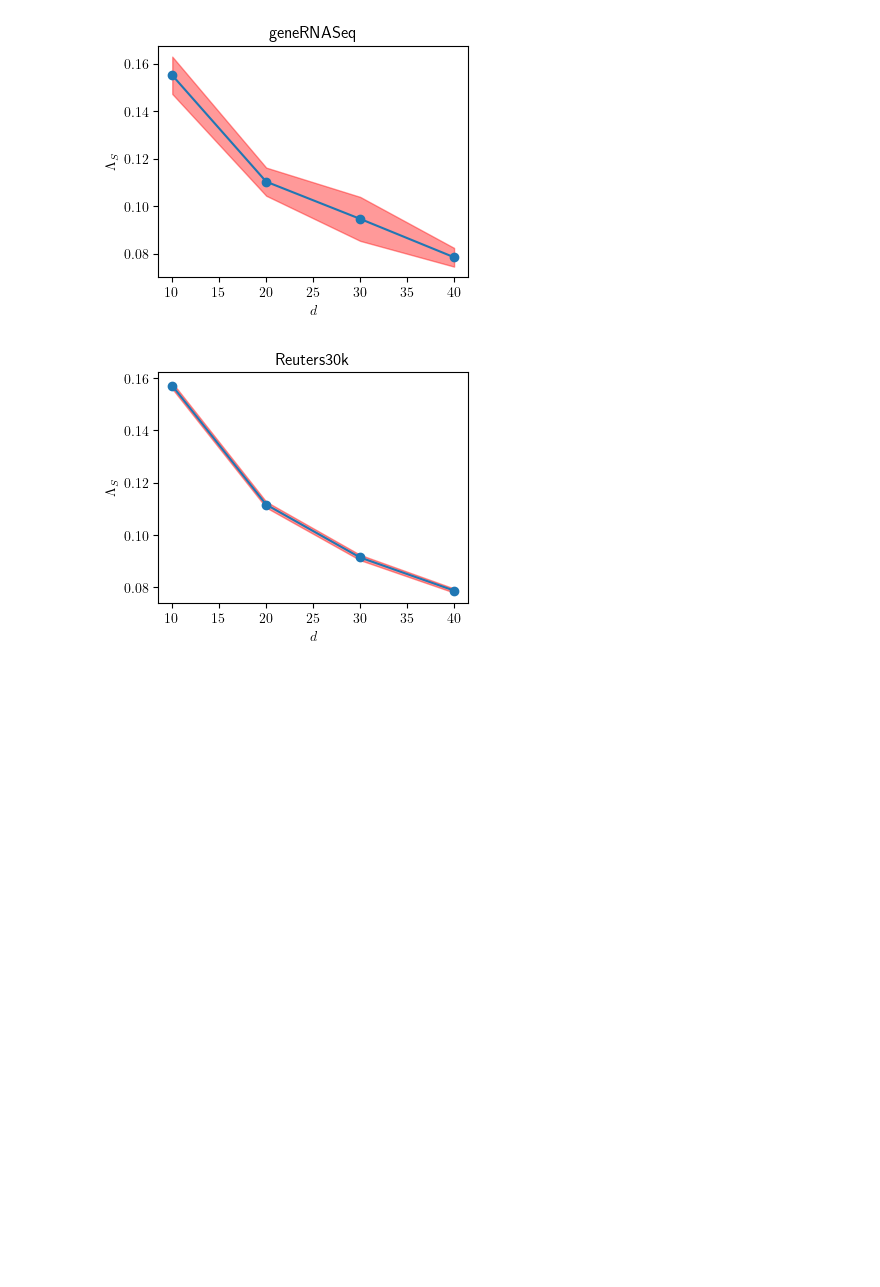
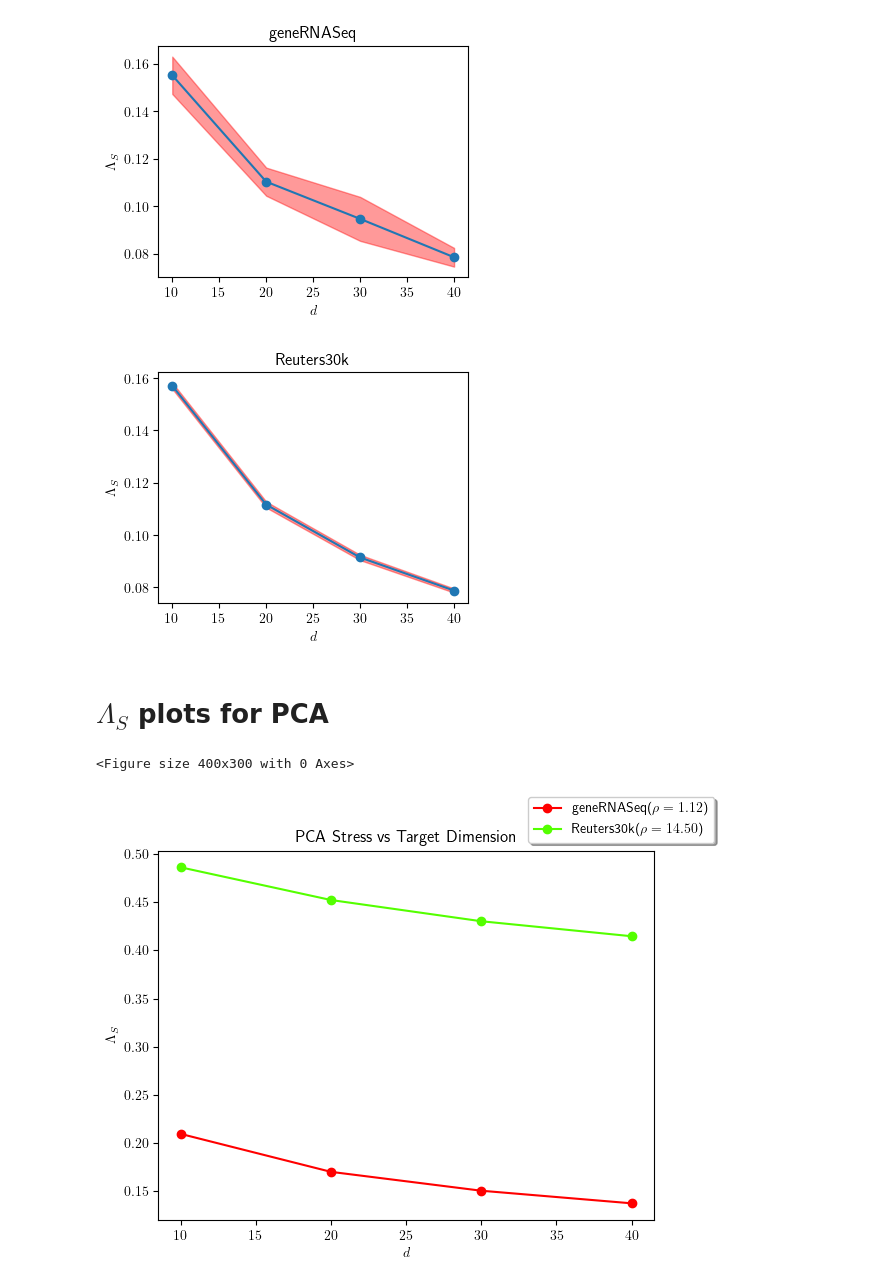
Before and after one commit to S3-Lab-IIT/DiffRed, a Jupyter notebook: Experiments/dimensionality_reduction_metrics/make_plots.ipynb, the cells around one changed output. Saved outputs shown, nothing was run; the diff lists cells and outputs as text; code cells hidden in the pictures; blank space fills up the shorter version.

```diff
--- a/Experiments/dimensionality_reduction_metrics/make_plots.ipynb
+++ b/Experiments/dimensionality_reduction_metrics/make_plots.ipynb
@@ -14,7 +14,8 @@ UTILS={
     'DR_TECHS': ['DiffRed', 'PCA', 'RMap', 'S-PCA', 'K-PCA']
 }
 # %%
-def plot(PLOT_DATA:dict, title:str, xlabel:str, ylabel:str, ci:bool=False, alpha=0.1, colormap:str='tab10', log_scale:bool=False):
+def plot(PLOT_DATA:dict, title:str, xlabel:str, ylabel:str, ci:bool=False, alpha=0.1, colormap:str='tab10', log_scale:bool=False, labels:list=None, figsize=(4,3)):
+    plt.figure(figsize=figsize)
     if not ci:
         min_tick=1000
         fig, ax = plt.subplots()
@@ -26,7 +27,10 @@ def plot(PLOT_DATA:dict, title:str, xlabel:str, ylabel:str, ci:bool=False, alpha
             x = data['x']
             y = data['y']
             color = cmap(i)
-            label = f'{algorithm}'
+            if labels is not None:
+                label=labels[i]
+            else:
+                label = f'{algorithm}'
             ax.plot(x, y, color=color, label=label,marker='o', markersize=6, linestyle='-')
         ax.set_title(title)
         ax.set_xlabel(xlabel)
@@ -48,7 +52,10 @@ def plot(PLOT_DATA:dict, title:str, xlabel:str, ylabel:str, ci:bool=False, alpha
                 if min(y)<min_tick:
                     min_tick=min(y)
                 color = cmap(i)
-                label = f'{algorithm}'
+                if labels is not None:
+                    label=labels[i]
+                else:
+                    label = f'{algorithm}'
                 ax.plot(x, y, color=color, label=label,marker='o', markersize=6, linestyle='-')
             else:
                 x=np.array(data['x'])
@@ -416,3 +423,25 @@ for key in PLOT_DATA.keys():
 # %% [output]
 [figure]
 [figure]
+# %% [markdown]
+# $\Lambda_{S}$ plots for PCA
+# %%
+DATASETS=['geneRNASeq', 'Reuters30k']
+
+PLOT_DATA={}
+for DATASET in DATASETS:
+    res_path=os.path.join(UTILS['COMP_RES'],'Stress','PCA', f'{DATASET}.xlsx')
+
+    results_df=pd.read_excel(res_path)
+    results=results_df.set_index('Target Dimension')['Stress'].to_dict()
+    x=np.array(list(results.keys()))
+    y=np.array(list(results.values()))
+    idx=np.argsort(x)
+    x,y=x[idx],y[idx]
+    PLOT_DATA[DATASET]={'x':x, 'y':y}
+# %%
+labels=[r'geneRNASeq($\rho=1.12$)', r'Reuters30k($\rho=14.50$)']
+plot(PLOT_DATA, 'PCA Stress vs Target Dimension', r'$d$', r'$\Lambda_S$', False, None,'prism',False, labels)
+# %% [output]
+<Figure size 400x300 with 0 Axes>
+[figure, added]
```
Also changed, not shown: parts of 4 cells of this notebook.
